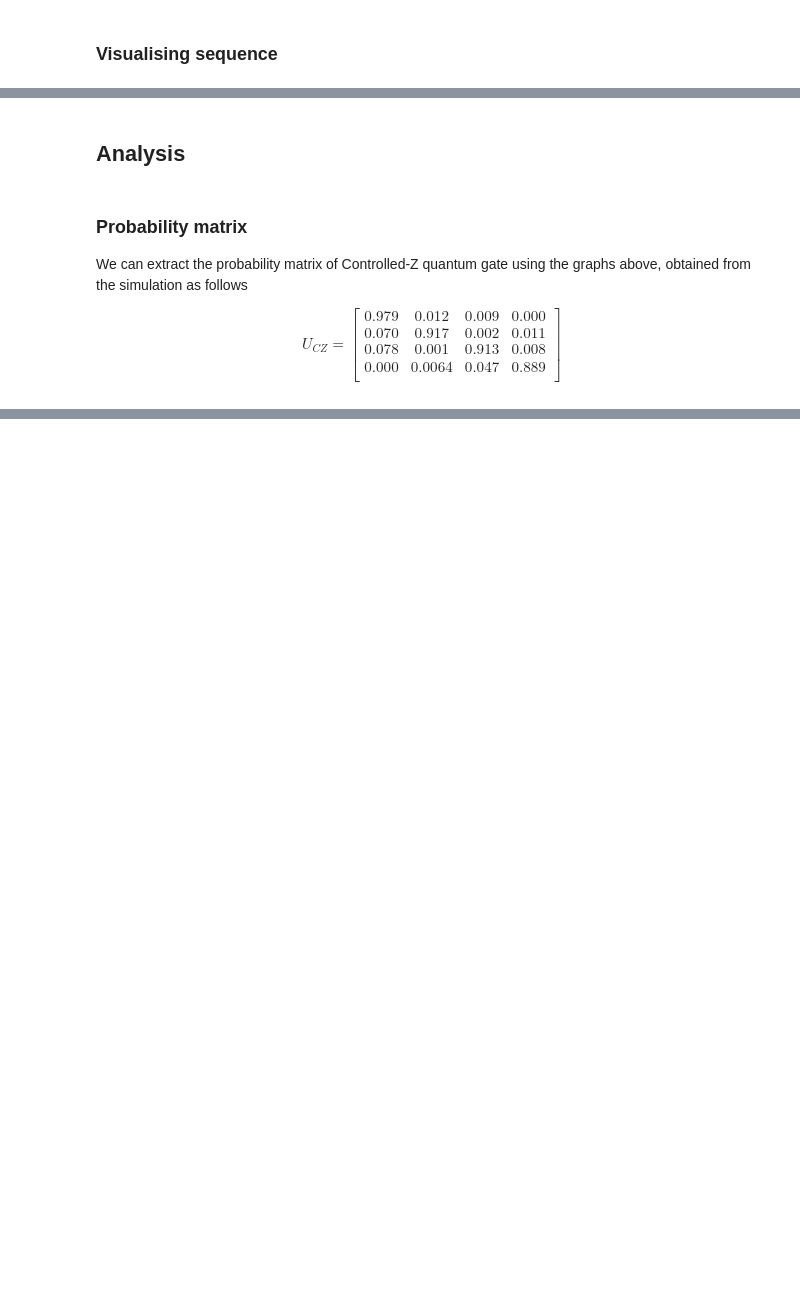
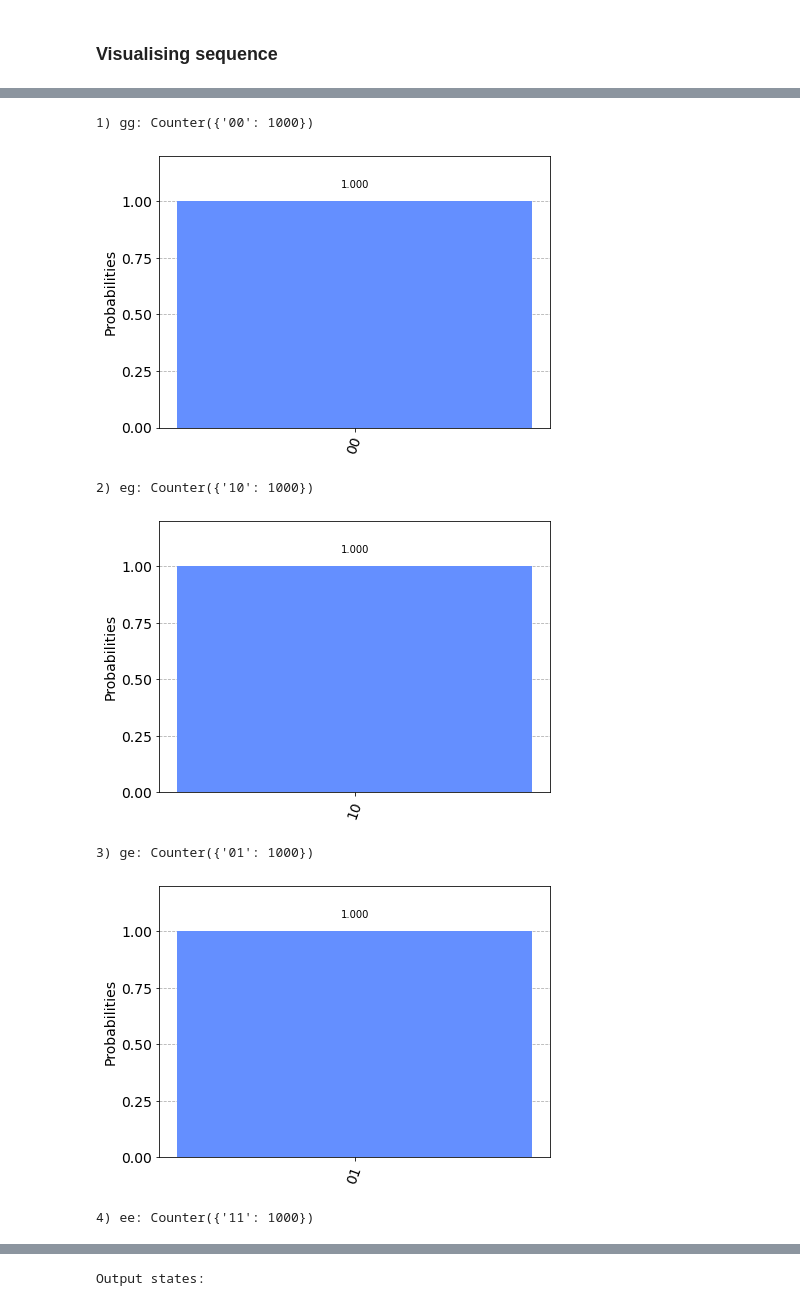
Before and after one commit to deveshq/Msc-Project, a Jupyter notebook: CZ.ipynb, the cells around one changed output, grey strips where cells are left out. Cells and saved outputs as stored; diff of their text form; code cells hidden in the pictures; blank space fills up the shorter version.

```diff
--- a/CZ.ipynb
+++ b/CZ.ipynb
@@ -182,25 +149,26 @@ We've introduce SPAM and Doppler damping errors with parameters `eta`: 0.02, `ep
 # %%
-n=1
+def sim():
+    st = {}
+    states = []
+    most_freq = [0]*4
+    L = ['gg', 'eg','ge','ee']
+    for i in range(len(L)):
+        # Get CZ sequence
+        prep_state, prep_time = CZ_seq(L[i]) # constructs seq, prep_state and prep_time
 
-for sid in {'gg', 'eg','ge','ee'}:
-    # Get CZ sequence
-    prep_state, prep_time = CZ_seq(sid) # constructs seq, prep_state and prep_time
+        # Construct Simulation instance
+        sim = Simulation(seq)
+        #cfg = SimConfig(noise=('SPAM', 'doppler'), eta=0.08, temperature=500, runs=1000)
+        #sim.set_config(cfg)
 
-    # Construct Simulation instance
-    sim = Simulation(seq)
-    cfg = SimConfig(noise=('SPAM', 'doppler'), eta = 0.02, temperature = 100, runs = 1000)
-    sim.set_config(cfg)
+        res = sim.run()
+        st[L[i]] = res.states[-1].overlap(prep_state)
+        states.append(st[L[i]])
 
-    res = sim.run()
+        count = res.sample_final_state(N_samples=1e3)
 
-    count = res.sample_final_state(N_samples=1e3)
+        print(f'{i+1}) {L[i]}: {count}\n')
 
-    print(f'{n}) {sid} \n Prep state:{prep_state} Prep time: {prep_time}\n conts: {count}\n')
+        display(plot_histogram(count))
 
-    most_freq = {k:v for k,v in count.items() if v>5}
-
-    plt.figure(figsize=(10,5))
-    plt.bar(list(most_freq.keys()), list(most_freq.values()), width = 0.8)
-    plt.xticks(rotation ='vertical')
-    plt.show()
-    n +=1
+    return st, states
@@ -259,17 +175,13 @@ Qobj data =
-# %% [markdown]
-## Analysis
-# %% [markdown]
-### Probability matrix
-
-We can extract the probability matrix of Controlled-Z quantum gate using the graphs above, obtained from the simulation as follows
-
-
-$$
-U_{CZ} =
-\begin{bmatrix}
-    0.979 & 0.012 & 0.009 & 0.000 \\
-    0.070 & 0.917 & 0.002 & 0.011 \\
-    0.078 & 0.001 & 0.913 & 0.008 \\
-    0.000 & 0.0064 & 0.047 & 0.889 \\
-\end{bmatrix}
-$$
+# %%
+st, states = sim()
+
+print(f'\nOutput states:\n')
+display(st)
+# %% [output]
+1) gg: Counter({'00': 1000})
+[figure, added]
+2) eg: Counter({'10': 1000})
+[figure, added]
+3) ge: Counter({'01': 1000})
+[figure, added]
+4) ee: Counter({'11': 1000})
@@ -275,0 +189 @@ $$
+Output states:
```
Also changed, not shown: parts of 14 cells of this notebook.
